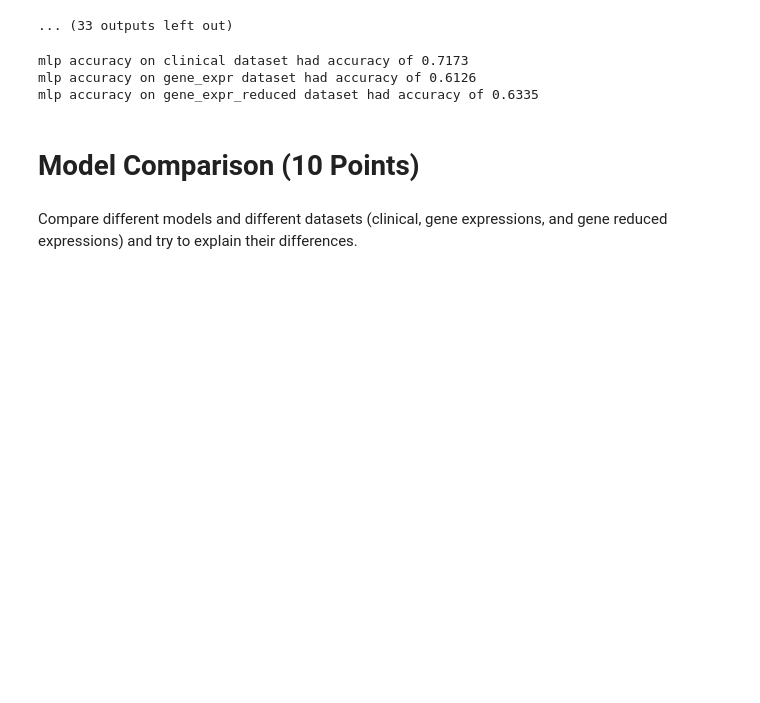
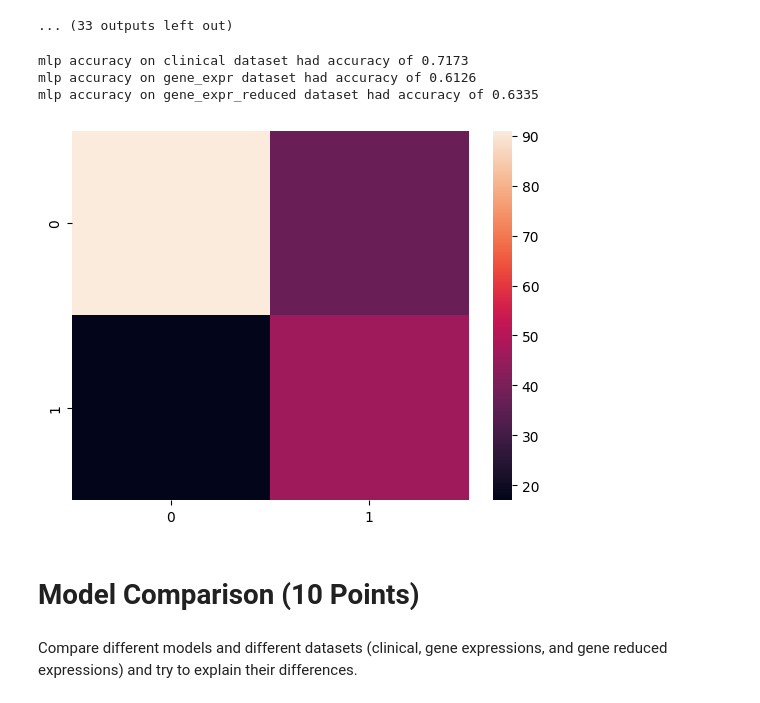
Before and after one commit to soligits/ml-final-project, a Jupyter notebook: ML_Project.ipynb, the cells around one changed output. Drawn from its saved outputs; the diff is of its cells as text; code cells hidden in the pictures; blank space fills up the shorter version.

Commit message:
Add confusion matrix

```diff
--- a/ML_Project.ipynb
+++ b/ML_Project.ipynb
@@ -452,21 +452,32 @@ for ds_name, ds_split in dataset.items():
     dataloaders[ds_name]['train'] = train_dl
     dataloaders[ds_name]['val'] = val_dl
     dataloaders[ds_name]['test'] = test_dl
+# %%
+def update_confusion_matrix(confusion, out, labels):
+    out = out.astype(int)
+    labels = labels.astype(int)
+    for i in range(confusion.shape[0]):
+        for j in range(confusion.shape[1]):
+            confusion[i, j] += ((out == i) & (labels == j)).sum()
+
+    return confusion
 # %%
 def evaluate(model, dataloader):
     model.eval()
     total, correct = 0, 0
+    confusion = np.zeros((2, 2))
     with torch.no_grad():
         for _, (data, labels) in enumerate(dataloader):
             data, labels = data.to(device), labels.to(device)
 
             pred = model(data).squeeze()
             out = torch.round(pred)
+            update_confusion_matrix(confusion, out.cpu().numpy(), labels.cpu().numpy())
 
             correct = correct + (labels == out).sum().detach().cpu().numpy()
             total = total + len(data)
 
-    return correct / total
+    return correct / total, confusion
 # %%
 def train(model, criterion, optimizer, train_dataloader, val_dataloader, num_epochs):
     best_model = model
@@ -563,11 +574,8 @@ for ds_name in mlp_models:
 
     return_vals = train(net, criterion, optimizer, train_dl, val_dl, num_epochs)
     train_losses, val_losses, train_accs, val_accs, best_model = return_vals
-    # test
-    acc = evaluate(best_model, test_dl)
     mlp_models[ds_name] = {
         'model': best_model,
-        'accuracy': acc,
         'train_losses': train_losses,
         'val_losses': val_losses,
         'train_accs': train_accs,
@@ -589,12 +597,22 @@ New model saved, val loss 0.0026331491075282875 -> 0.00258590194375016
 ... (33 outputs left out)
 # %%
 for ds_name in mlp_models:
-    acc = mlp_models[ds_name]['accuracy']
+    # test
+    best_model = mlp_models[ds_name]['model']
+    test_dl = dataloaders[ds_name]['test']
+    acc, confusion = evaluate(best_model, test_dl)
+    mlp_models[ds_name]['accuracy'] = acc
+    mlp_models[ds_name]['confusion'] = confusion
     print(f'mlp accuracy on {ds_name} dataset had accuracy of {acc:.4f}')
 # %% [output]
 mlp accuracy on clinical dataset had accuracy of 0.7173
 mlp accuracy on gene_expr dataset had accuracy of 0.6126
 mlp accuracy on gene_expr_reduced dataset had accuracy of 0.6335
+# %%
+sns.heatmap(mlp_models['clinical']['confusion'])
+plt.show()
+# %% [output]
+[figure, added]
 # %% [markdown]
 # Model Comparison (10 Points)
 # %% [markdown]
```
